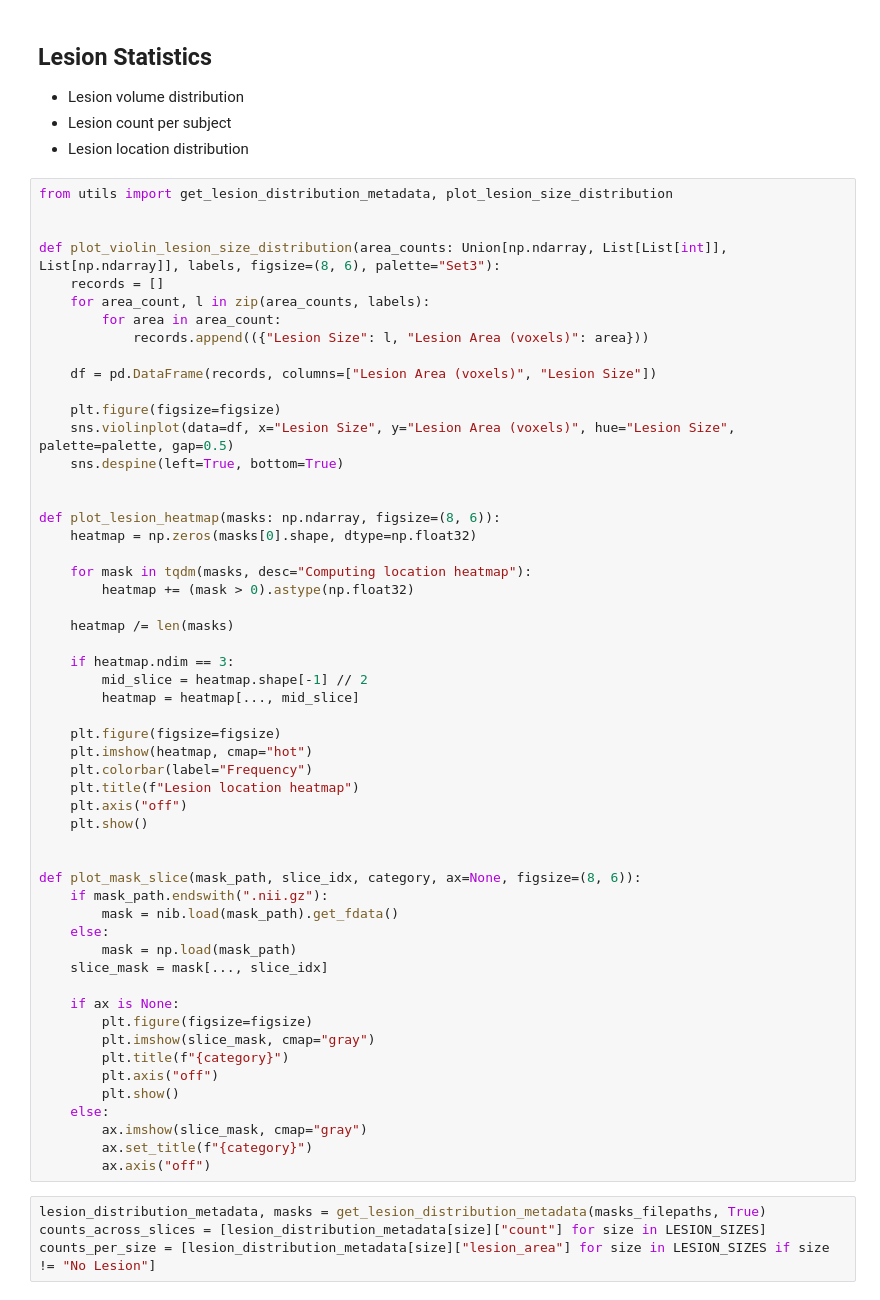
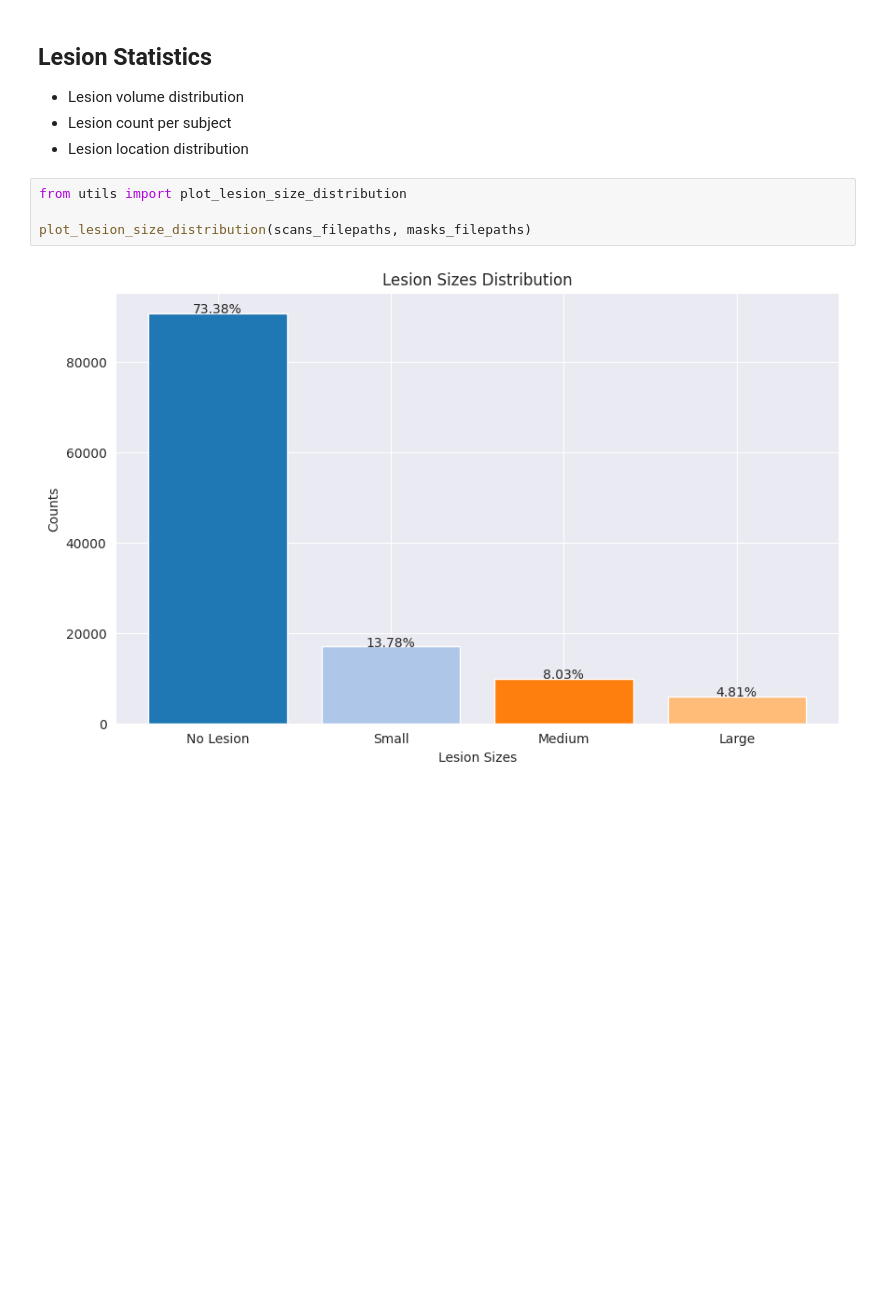
Before and after one commit to angelonazzaro/StrokeFormer, a Jupyter notebook: data_analysis.ipynb, the cells around one changed output. Cells and saved outputs as stored; diff of their text form; blank space fills up the shorter version.

Commit message:
small fixes in plots and data analysis

```diff
--- a/data_analysis.ipynb
+++ b/data_analysis.ipynb
@@ -24,61 +23,9 @@ masks_filepaths = sorted(glob(os.path.join(DATA_DIR, "**/*T1lesion_mask" + NIB_E
 - Lesion volume distribution
 - Lesion count per subject
 - Lesion location distribution
-# %%
-from utils import get_lesion_distribution_metadata, plot_lesion_size_distribution
-
-
-def plot_violin_lesion_size_distribution(area_counts: Union[np.ndarray, List[List[int]], List[np.ndarray]], labels, figsize=(8, 6), palette="Set3"):
-    records = []
-    for area_count, l in zip(area_counts, labels):
-        for area in area_count:
-            records.append(({"Lesion Size": l, "Lesion Area (voxels)": area}))
-
-    df = pd.DataFrame(records, columns=["Lesion Area (voxels)", "Lesion Size"])
-
-    plt.figure(figsize=figsize)
-    sns.violinplot(data=df, x="Lesion Size", y="Lesion Area (voxels)", hue="Lesion Size", palette=palette, gap=0.5)
-    sns.despine(left=True, bottom=True)
-
-
-def plot_lesion_heatmap(masks: np.ndarray, figsize=(8, 6)):
-    heatmap = np.zeros(masks[0].shape, dtype=np.float32)
-
-    for mask in tqdm(masks, desc="Computing location heatmap"):
-        heatmap += (mask > 0).astype(np.float32)
-
-    heatmap /= len(masks)
-
-    if heatmap.ndim == 3:
-        mid_slice = heatmap.shape[-1] // 2
-        heatmap = heatmap[..., mid_slice]
-
-    plt.figure(figsize=figsize)
-    plt.imshow(heatmap, cmap="hot")
-    plt.colorbar(label="Frequency")
-    plt.title(f"Lesion location heatmap")
-    plt.axis("off")
-    plt.show()
-
-
-def plot_mask_slice(mask_path, slice_idx, category, ax=None, figsize=(8, 6)):
-    if mask_path.endswith(".nii.gz"):
-        mask = nib.load(mask_path).get_fdata()
-    else:
-        mask = np.load(mask_path)
-    slice_mask = mask[..., slice_idx]
-
-    if ax is None:
-        plt.figure(figsize=figsize)
-        plt.imshow(slice_mask, cmap="gray")
-        plt.title(f"{category}")
-        plt.axis("off")
-        plt.show()
-    else:
-        ax.imshow(slice_mask, cmap="gray")
-        ax.set_title(f"{category}")
-        ax.axis("off")
 # %%
-lesion_distribution_metadata, masks = get_lesion_distribution_metadata(masks_filepaths, True)
-counts_across_slices = [lesion_distribution_metadata[size]["count"] for size in LESION_SIZES]
-counts_per_size = [lesion_distribution_metadata[size]["lesion_area"] for size in LESION_SIZES if size != "No Lesion"]
+from utils import plot_lesion_size_distribution
+
+plot_lesion_size_distribution(scans_filepaths, masks_filepaths)
+# %% [output]
+[figure, added]
```
Also changed, not shown: parts of 7 cells of this notebook, 3 other files.
